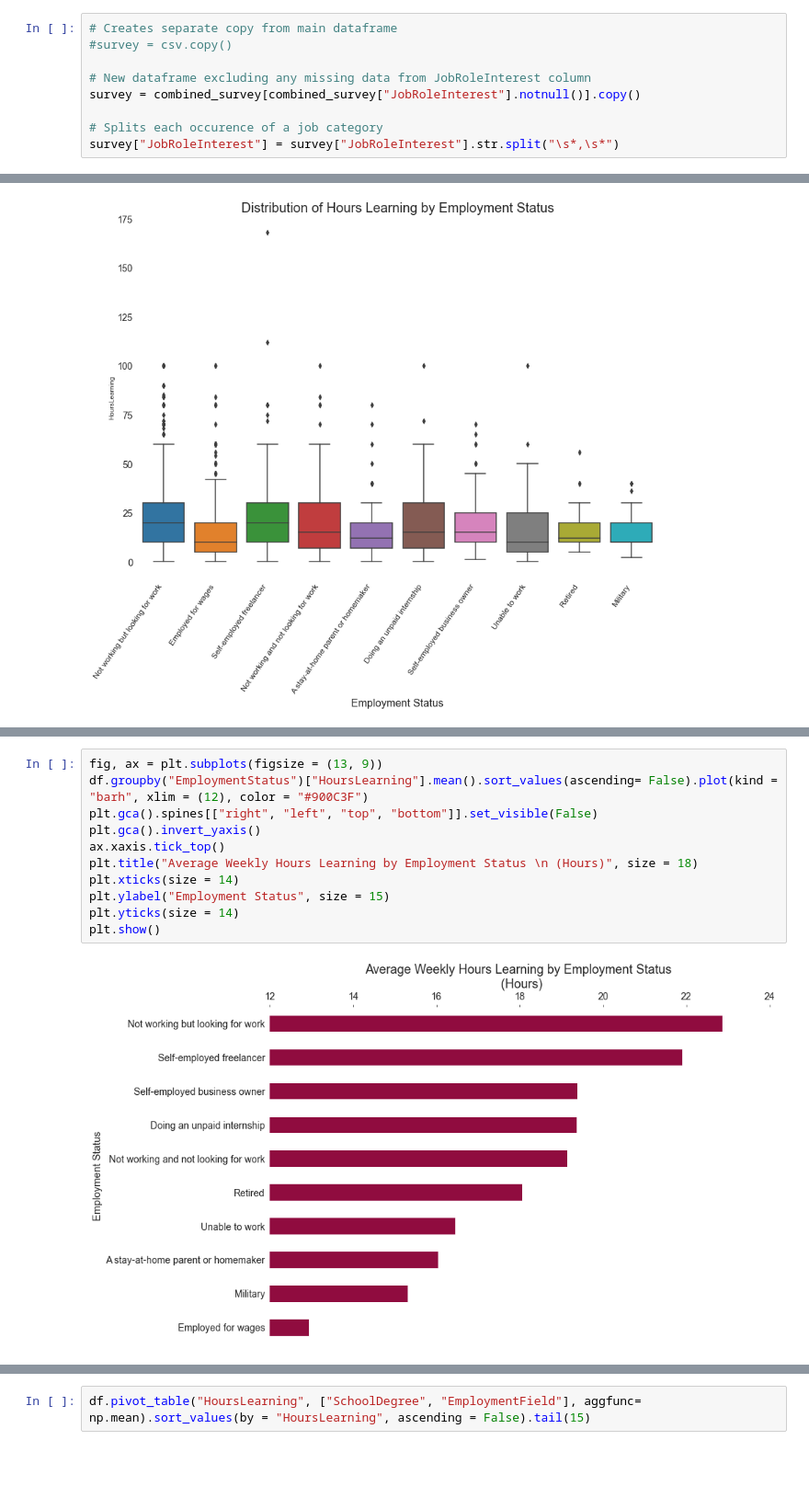
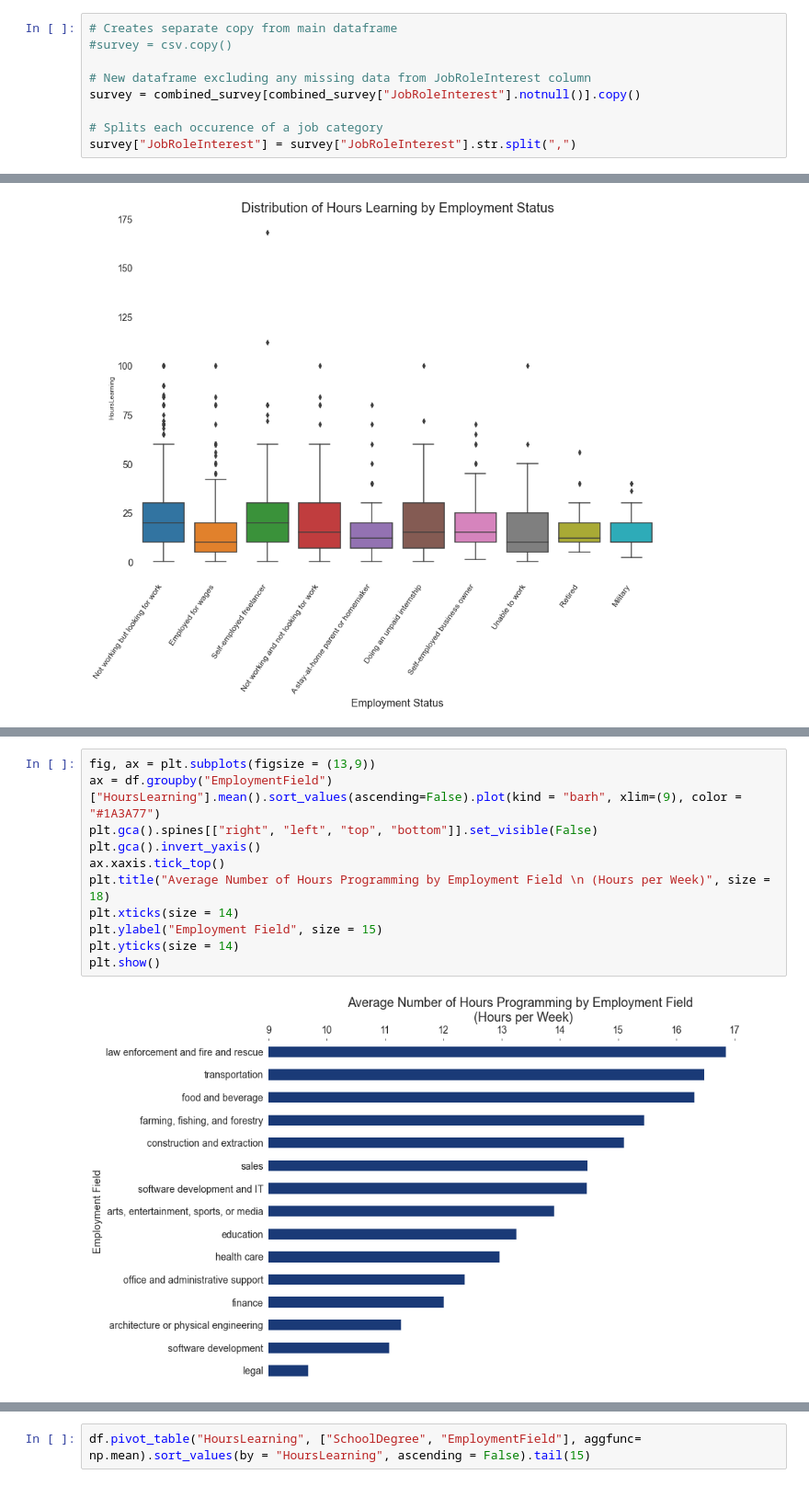
Before and after one commit to paul-trood/Portfolio-Best_Markets_for_Advertising, a Jupyter notebook: coding_survey.ipynb, the cells around one changed output, grey strips where cells are left out. Shown at 92% size. Cells and saved outputs as stored; diff of their text form; blank space fills up the shorter version.

```diff
--- a/coding_survey.ipynb
+++ b/coding_survey.ipynb
@@ -311,7 +311,7 @@ We can split each occurance of a job category for rows containing multiple categ
 survey = combined_survey[combined_survey["JobRoleInterest"].notnull()].copy()
 
 # Splits each occurence of a job category
-survey["JobRoleInterest"] = survey["JobRoleInterest"].str.split("\s*,\s*")
+survey["JobRoleInterest"] = survey["JobRoleInterest"].str.split(",")
 # %%
 survey
 # %% [output]
@@ -934,13 +1003,13 @@ People in employment types that might utilize programming/web development seem t
 # %%
-fig, ax = plt.subplots(figsize = (13, 9))
-df.groupby("EmploymentStatus")["HoursLearning"].mean().sort_values(ascending= False).plot(kind = "barh", xlim = (12), color = "#900C3F")
+fig, ax = plt.subplots(figsize = (13,9))
+ax = df.groupby("EmploymentField")["HoursLearning"].mean().sort_values(ascending=False).plot(kind = "barh", xlim=(9), color = "#1A3A77")
 plt.gca().spines[["right", "left", "top", "bottom"]].set_visible(False)
 plt.gca().invert_yaxis()
 ax.xaxis.tick_top()
-plt.title("Average Weekly Hours Learning by Employment Status \n (Hours)", size = 18)
+plt.title("Average Number of Hours Programming by Employment Field \n (Hours per Week)", size = 18)
 plt.xticks(size = 14)
-plt.ylabel("Employment Status", size = 15)
+plt.ylabel("Employment Field", size = 15)
 plt.yticks(size = 14)
 plt.show()
 # %% [output]
-[figure, old version]
+[figure, new version]
```
Also changed, not shown: parts of 66 cells of this notebook.
